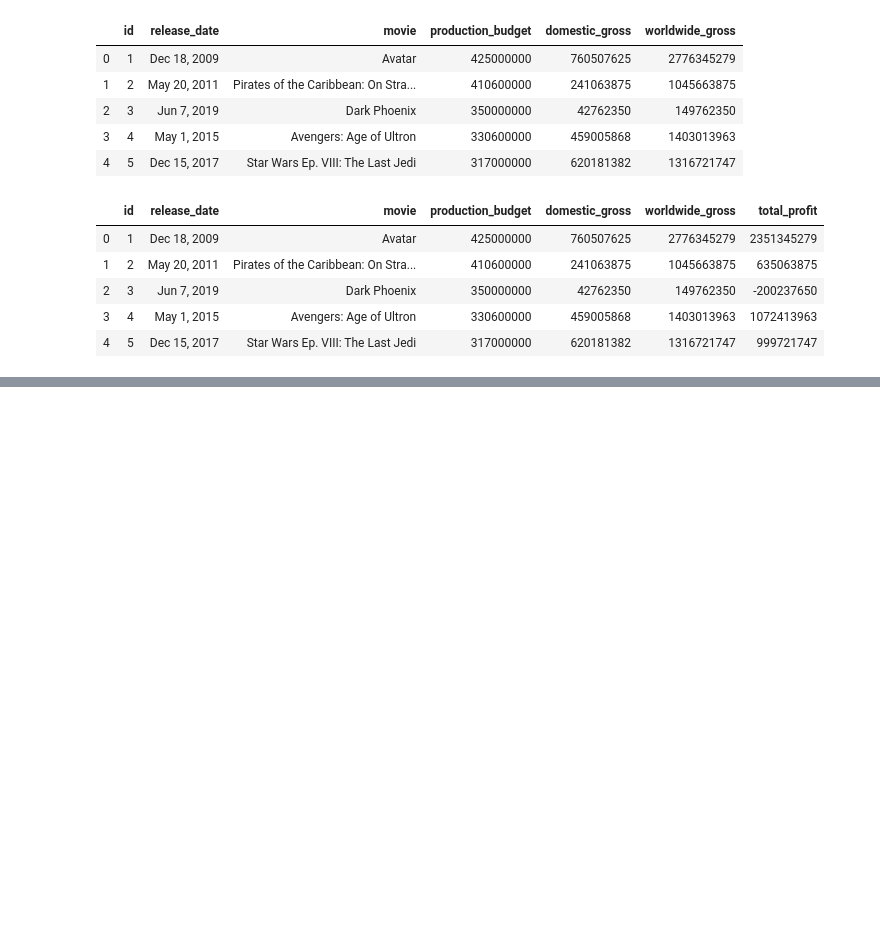
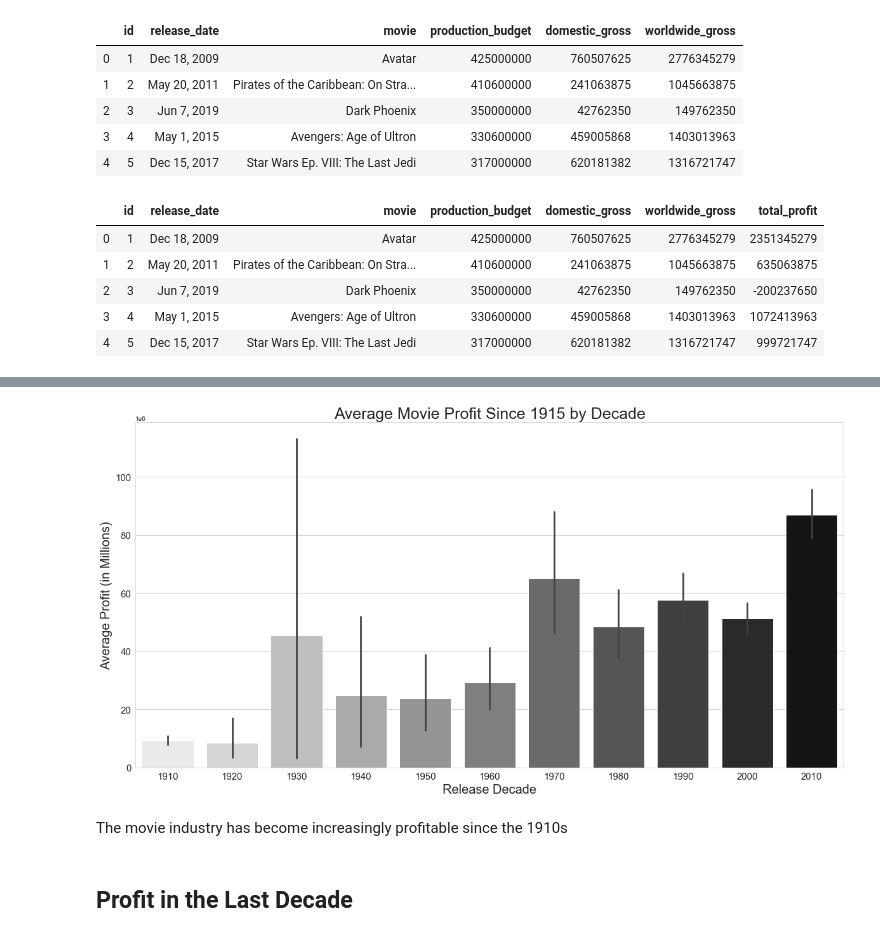
Before and after one commit to miriamsemmar/dsc-mod-1-project-v2-1-onl01-dtsc-pt-041320, a Jupyter notebook: student.ipynb, the cells around one changed output, grey strips where cells are left out. Saved outputs shown, nothing was run; the diff lists cells and outputs as text; code cells hidden in the pictures; blank space fills up the shorter version.

```diff
--- a/student.ipynb
+++ b/student.ipynb
@@ -199,5 +152,0 @@ dtype: bool
-# %%
-# Adding year column
-
-Money['release_year'] = pd.DatetimeIndex(Money['release_date']).year
-Money.head()
@@ -227,5 +152,0 @@ print(Money['release_year'].max())
-# %%
-# Creating decades column for grouping
-
-Money['decade'] = (10 * (Money['release_year'] // 10))
-Money.head()
@@ -403,0 +198,5 @@ movie.info()
+# %%
+# Adding release year column to more easily group profits.
+
+Grossing_movies['release_year'] = pd.DatetimeIndex(Grossing_movies['release_date']).year
+Grossing_movies.head()
@@ -403,0 +233,5 @@ movie.info()
+# %%
+# Creating decades column for grouping
+
+Grossing_movies['decade'] = (10 * (Grossing_movies['release_year'] // 10))
+Grossing_movies.head()
@@ -403,0 +279,24 @@ movie.info()
+# %%
+#Plotting average profit over time using seaborn
+
+sns.set_style("whitegrid")
+f, ax = plt.subplots(figsize=(20, 10))
+sns.barplot(data=Grossing_movies,x='decade',y='total_profit',palette='gray_r')
+sns.set(font="Helvetica")
+plt.ylabel('Average Profit (in Millions)',fontsize=20)
+plt.title('Average Movie Profit Since 1915 by Decade',fontsize=25)
+plt.xlabel('Release Decade',fontsize=20)
+plt.xticks(fontsize=15)
+plt.yticks(fontsize=15)
+plt.ticklabel_format(style='sci',scilimits = (6,6), axis='y')
+plt.show()
+
+
+
+#reverse color map help: https://stackoverflow.com/questions/47461506/how-to-invert-color-of-seaborn-heatmap-colorbar
+# %% [output]
+[figure, added]
+# %% [markdown]
+The movie industry has become increasingly profitable since the 1910s
+# %% [markdown]
+## Profit in the Last Decade
```
Also changed, not shown: parts of 216 cells of this notebook, 18 other files.
